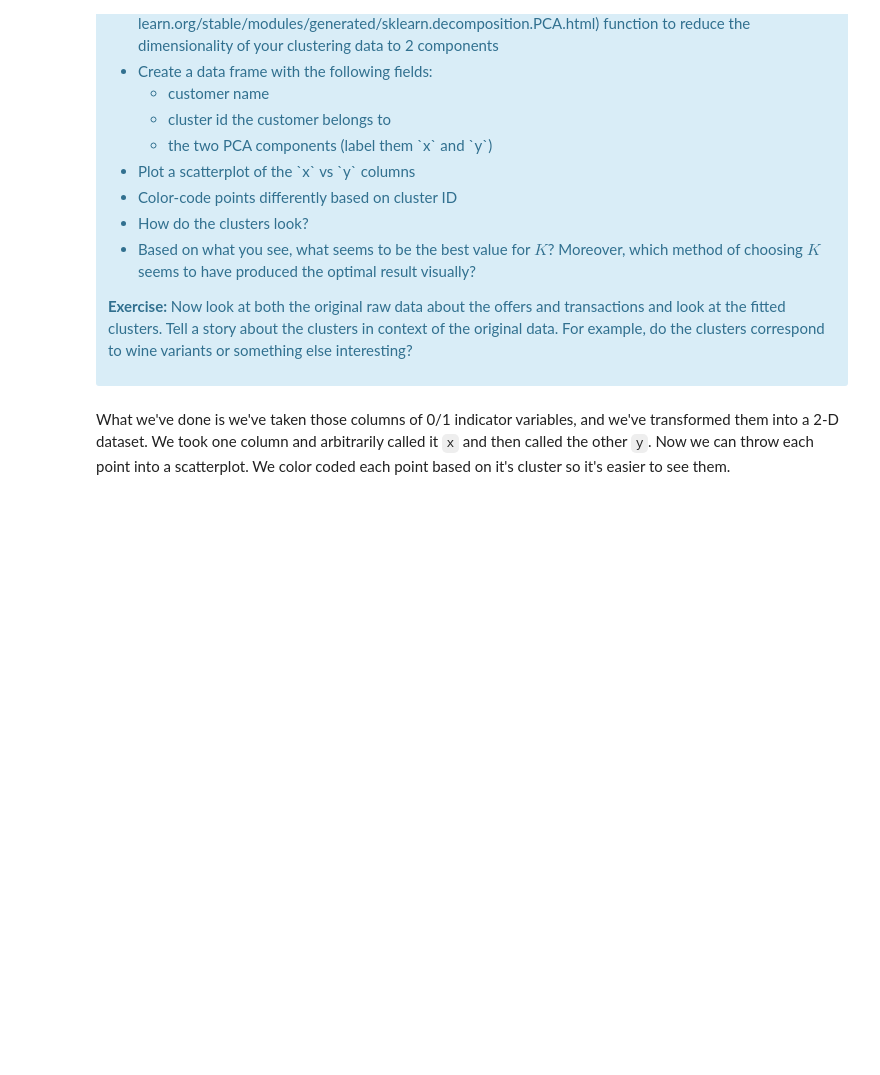
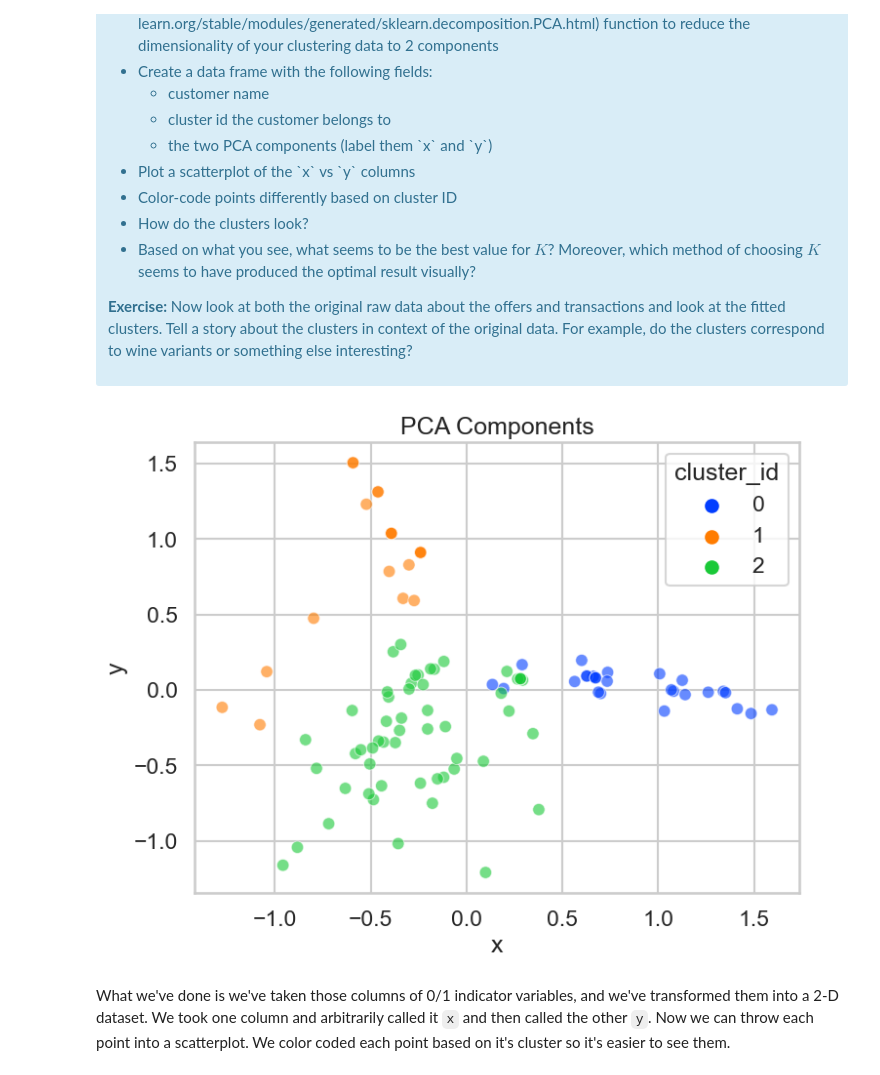
Before and after one commit to rcepedaraza/customer-segmentation-k-means-case-study, a Jupyter notebook: notebook/Clustering Case Study - Customer Segmentation with K-Means.ipynb, the cells around one changed output. Drawn from its saved outputs; the diff is of its cells as text; code cells hidden in the pictures; blank space fills up the shorter version.

Commit message:
Visualize clusters with PCA

```diff
--- a/notebook/Clustering Case Study - Customer Segmentation with K-Means.ipynb
+++ b/notebook/Clustering Case Study - Customer Segmentation with K-Means.ipynb
@@ -377,3 +376,26 @@ This is only one use of PCA for dimension reduction. We can also use PCA when we
+# %%
+# Reduce dimensionality to 2 components
+X_new = PCA(n_components=2, random_state=6).fit_transform(x_cols)
+
+# Get cluster ids
+model = KMeans(n_clusters=3)
+cluster_ids = model.fit_predict(x_cols)
+customer_names = df_pivoted.index.to_list()
+# %%
+# Create a DataFrame with customer name, cluster id, PCA components
+df_PCA = pd.DataFrame(data={
+    "customer_name": customer_names,
+    "cluster_id": cluster_ids,
+    "x": X_new[:, 0],
+    "y": X_new[:, 1]
+})
+# %%
+fig, ax = plt.subplots(figsize=(8, 6))
+ax = sns.scatterplot(data=df_PCA, x="x", y="y", hue="cluster_id", palette="bright", alpha=0.6)
+ax.set_title("PCA Components")
+plt.show()
+# %% [output]
+[figure, added]
 # %% [markdown]
 What we've done is we've taken those columns of 0/1 indicator variables, and we've transformed them into a 2-D dataset. We took one column and arbitrarily called it `x` and then called the other `y`. Now we can throw each point into a scatterplot. We color coded each point based on it's cluster so it's easier to see them.
 # %% [markdown]
```
Also changed, not shown: parts of 8 cells of this notebook.
